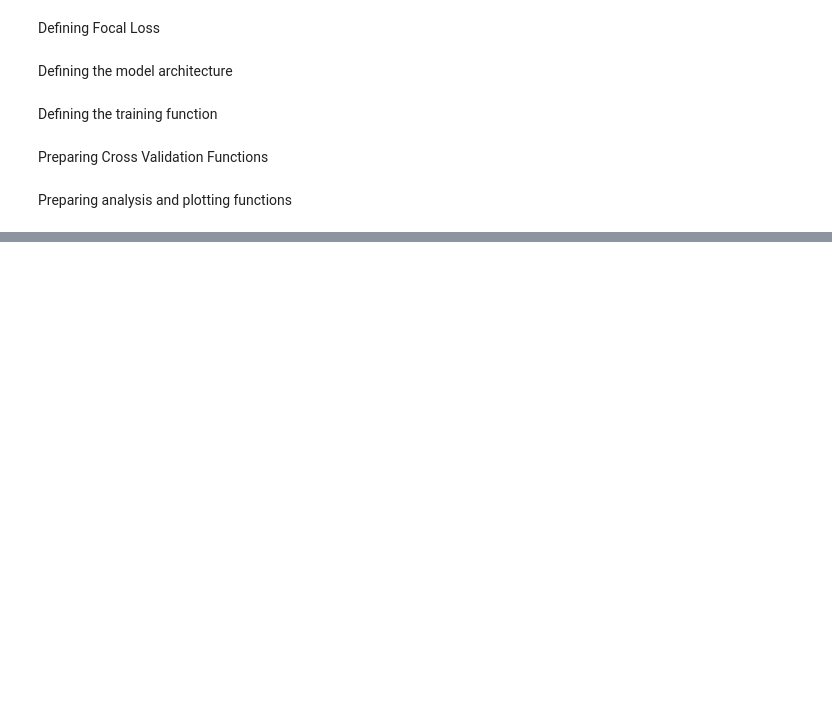
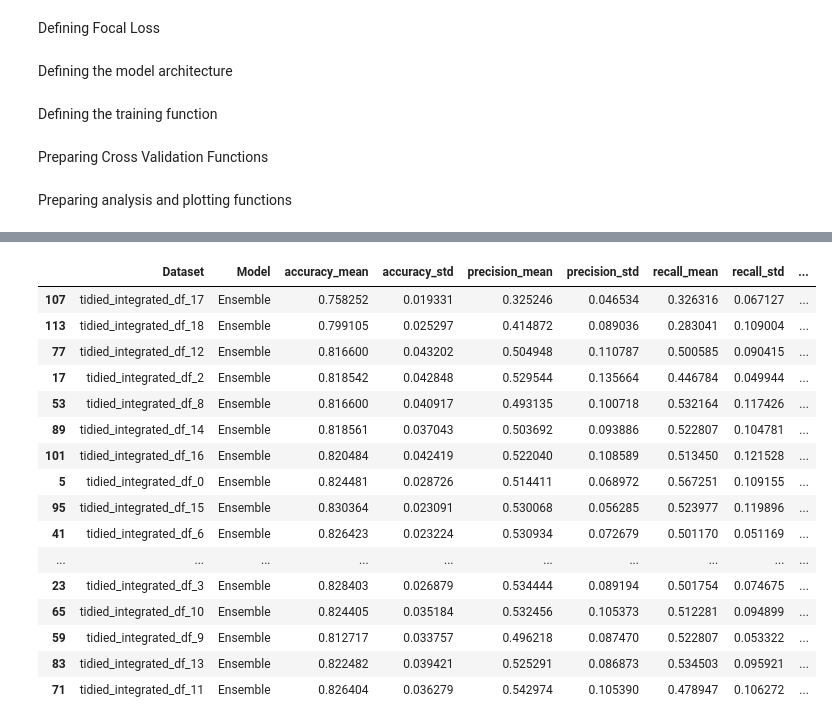
Before and after one commit to JackWJW/LGG_Prognosis_Prediction, a Jupyter notebook: Machine_Learning_Prediction_LGG.ipynb, the cells around one changed output, grey strips where cells are left out. Cells and saved outputs as stored; diff of their text form; code cells hidden in the pictures; blank space fills up the shorter version.

```diff
--- a/Machine_Learning_Prediction_LGG.ipynb
+++ b/Machine_Learning_Prediction_LGG.ipynb
@@ -409,0 +425,20 @@ metrics_df
+# %%
+metrics_df[metrics_df["Model"]=="Ensemble"].sort_values(by="pr_auc_mean")
+# %% [output]
+|  | Dataset | Model | accuracy_mean | accuracy_std | precision_mean | precision_std | recall_mean | recall_std | ... |
+| 107 | tidied_integrated_df_17 | Ensemble | 0.758252 | 0.019331 | 0.325246 | 0.046534 | 0.326316 | 0.067127 | ... |
+| 113 | tidied_integrated_df_18 | Ensemble | 0.799105 | 0.025297 | 0.414872 | 0.089036 | 0.283041 | 0.109004 | ... |
+| 77 | tidied_integrated_df_12 | Ensemble | 0.816600 | 0.043202 | 0.504948 | 0.110787 | 0.500585 | 0.090415 | ... |
+| 17 | tidied_integrated_df_2 | Ensemble | 0.818542 | 0.042848 | 0.529544 | 0.135664 | 0.446784 | 0.049944 | ... |
+| 53 | tidied_integrated_df_8 | Ensemble | 0.816600 | 0.040917 | 0.493135 | 0.100718 | 0.532164 | 0.117426 | ... |
+| 89 | tidied_integrated_df_14 | Ensemble | 0.818561 | 0.037043 | 0.503692 | 0.093886 | 0.522807 | 0.104781 | ... |
+| 101 | tidied_integrated_df_16 | Ensemble | 0.820484 | 0.042419 | 0.522040 | 0.108589 | 0.513450 | 0.121528 | ... |
+| 5 | tidied_integrated_df_0 | Ensemble | 0.824481 | 0.028726 | 0.514411 | 0.068972 | 0.567251 | 0.109155 | ... |
+| 95 | tidied_integrated_df_15 | Ensemble | 0.830364 | 0.023091 | 0.530068 | 0.056285 | 0.523977 | 0.119896 | ... |
+| 41 | tidied_integrated_df_6 | Ensemble | 0.826423 | 0.023224 | 0.530934 | 0.072679 | 0.501170 | 0.051169 | ... |
+| ... | ... | ... | ... | ... | ... | ... | ... | ... | ... |
+| 23 | tidied_integrated_df_3 | Ensemble | 0.828403 | 0.026879 | 0.534444 | 0.089194 | 0.501754 | 0.074675 | ... |
+| 65 | tidied_integrated_df_10 | Ensemble | 0.824405 | 0.035184 | 0.532456 | 0.105373 | 0.512281 | 0.094899 | ... |
+| 59 | tidied_integrated_df_9 | Ensemble | 0.812717 | 0.033757 | 0.496218 | 0.087470 | 0.522807 | 0.053322 | ... |
+| 83 | tidied_integrated_df_13 | Ensemble | 0.822482 | 0.039421 | 0.525291 | 0.086873 | 0.534503 | 0.095921 | ... |
+| 71 | tidied_integrated_df_11 | Ensemble | 0.826404 | 0.036279 | 0.542974 | 0.105390 | 0.478947 | 0.106272 | ... |
```
Also changed, not shown: parts of 13 cells of this notebook, 3 other files.
